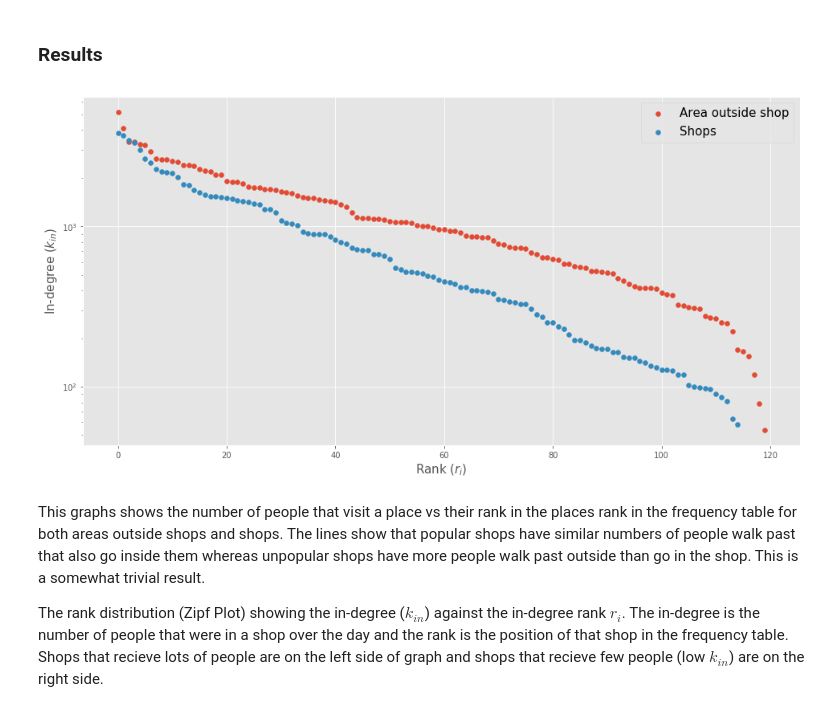
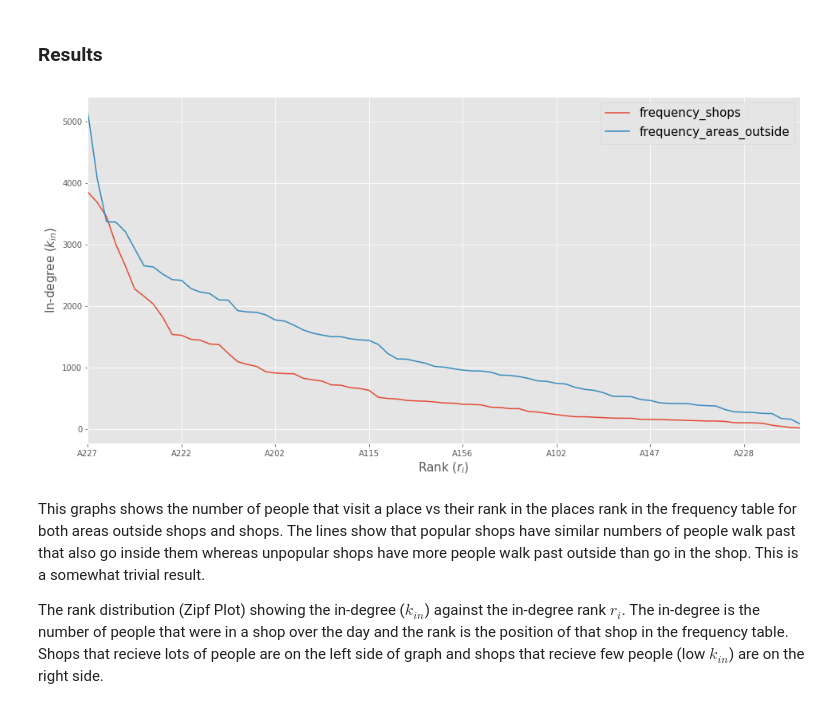
Before and after one commit to Beaulieu318/msci-complexity-project, a Jupyter notebook: msci/analysis/notebooks/bsc_networks_analysis.ipynb, the cells around one changed output. Drawn from its saved outputs; the diff is of its cells as text; code cells hidden in the pictures.

```diff
--- a/msci/analysis/notebooks/bsc_networks_analysis.ipynb
+++ b/msci/analysis/notebooks/bsc_networks_analysis.ipynb
@@ -136,24 +151,29 @@ total_shopper_count_df = pd.DataFrame.from_dict(total_shopper_count, orient='ind
+# %%
+def calculate_shop_area_df(shops_area_dict):
+    shop_area_df = pd.DataFrame.from_dict(shops_area_dict, orient='index')
+    shop_area_df.columns = ['areas_outside']
+    shop_area_df['shops'] = shop_area_df.index
+
+    shop_area_df = pd.merge(shop_area_df, total_shopper_count_df[['index', 'frequency']], left_on='areas_outside', right_index=True)
+    shop_area_df = shop_area_df.rename(columns={'frequency':'frequency_areas_outside'})
+
+    shop_area_df = pd.merge(shop_area_df, total_shopper_count_df[['index', 'frequency']], left_index=True, right_index=True)
+    shop_area_df = shop_area_df.rename(columns={'frequency':'frequency_shops'})
+
+    return shop_area_df
+# %%
+shops_area_dict = get_shops_and_areas_outside_shop(total_shopper_count_df)
+shop_area_df = calculate_shop_area_df(shops_area_dict)
 # %%
 fig, ax = plt.subplots(nrows=1, ncols=1, figsize=(16, 8))
+shop_area_df.sort_values('frequency_shops', ascending=False).plot('shops', 'frequency_shops', ax=ax)
+shop_area_df.sort_values('frequency_areas_outside', ascending=False).plot('areas_outside', 'frequency_areas_outside', ax=ax)
 
-# degrees, rank = calculate_in_degree_rank(total_shopper_count_df)
-# plt.scatter(rank, degrees, label='Shop + area outside shop')
-
-degrees, rank = calculate_in_degree_rank(total_shopper_count_df[total_shopper_count_df.index.str.contains('A')][:120])
-plt.scatter(rank, degrees, label='Area outside shop')
-
-degrees, rank = calculate_in_degree_rank(total_shopper_count_df[total_shopper_count_df.index.str.contains('B')][:120])
-plt.scatter(rank, degrees, label='Shops')
-
-
-
-# ax.set_xscale("log", nonposx='clip')
-ax.set_yscale("log", nonposy='clip')
 ax.set_xlabel('Rank ($r_{i}$)', fontsize=15)
 ax.set_ylabel('In-degree ($k_{in}$)', fontsize=15);
 ax.legend(loc='best', fontsize=15);
 # %% [output]
-[figure, old version]
+[figure, new version]
 # %% [markdown]
 This graphs shows the number of people that visit a place vs their rank in the places rank in the frequency table for both areas outside shops and shops. The lines show that popular shops have similar numbers of people walk past that also go inside them whereas unpopular shops have more people walk past outside than go in the shop. This is a somewhat trivial result.
 
```
Also changed, not shown: parts of 3 cells of this notebook, 2 other files.
